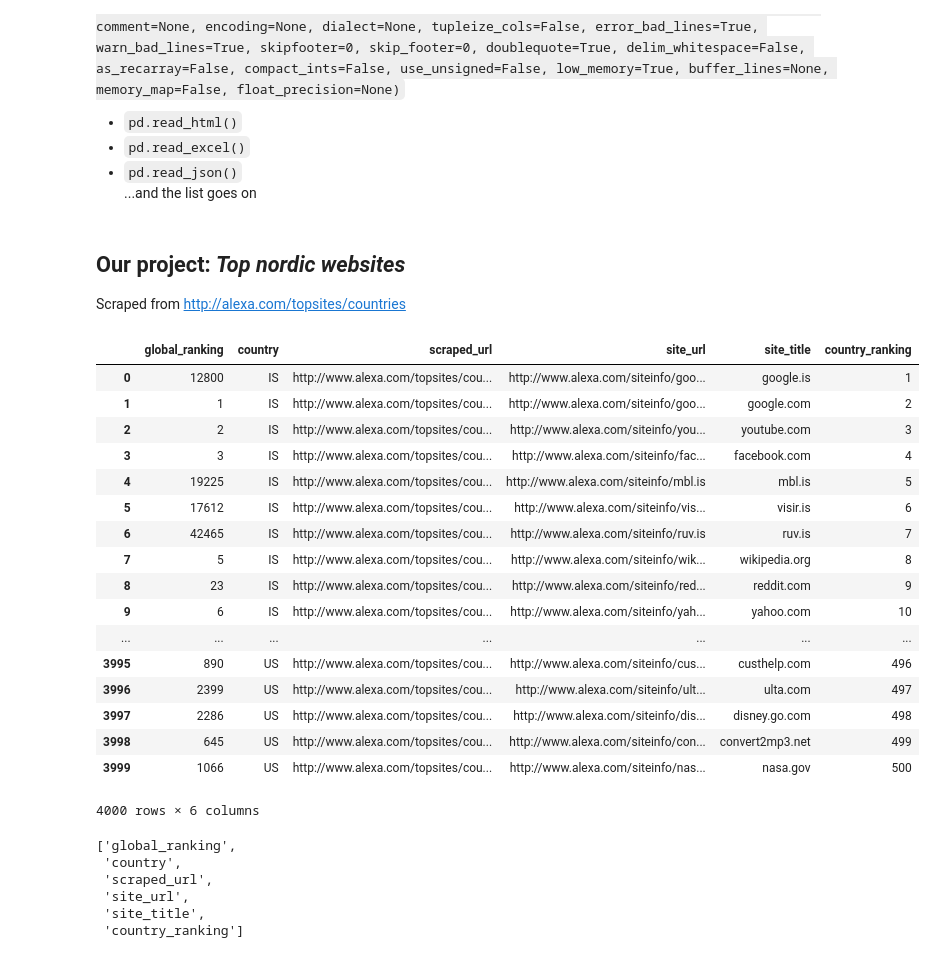
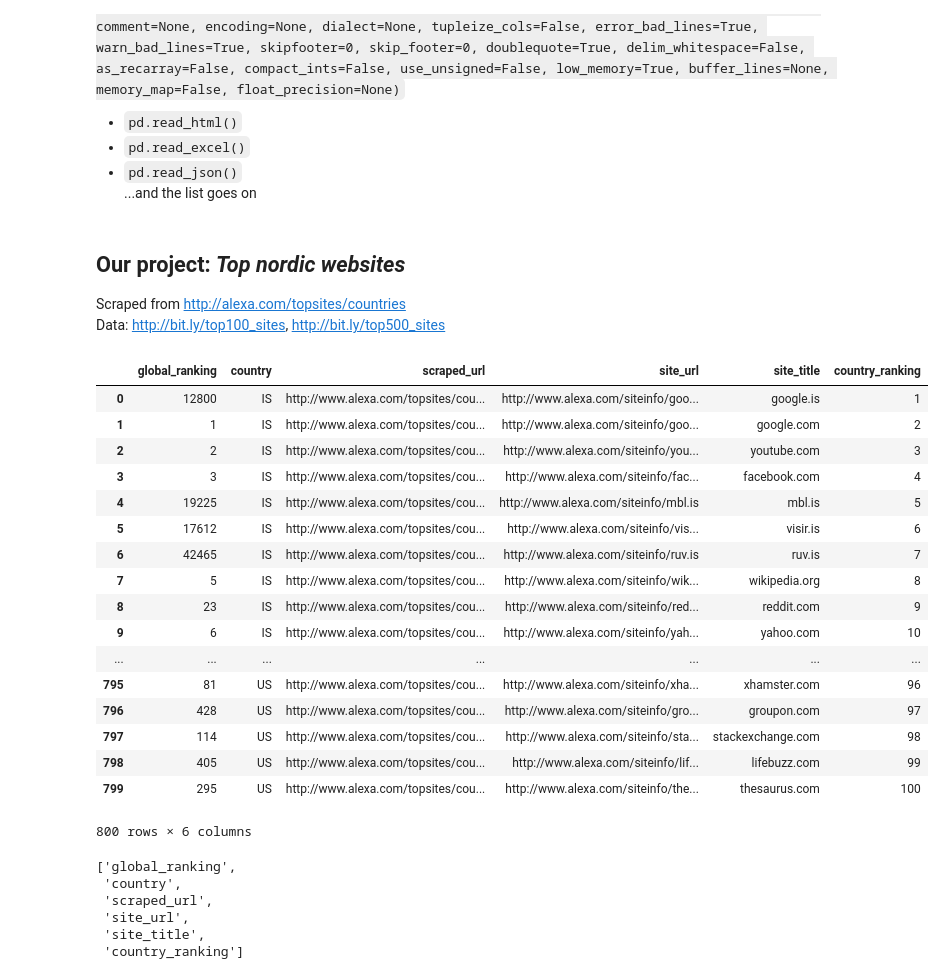
Before and after one commit to horriblesmell/noda-pres-17, a Jupyter notebook: noda_presentation.ipynb, the cells around one changed output. Saved outputs shown, nothing was run; the diff lists cells and outputs as text; code cells hidden in the pictures.

```diff
--- a/noda_presentation.ipynb
+++ b/noda_presentation.ipynb
@@ -53,28 +54,29 @@ import numpy as np
 ## Our project: *Top nordic websites*
 
 Scraped from http://alexa.com/topsites/countries
+Data: http://bit.ly/top100_sites, http://bit.ly/top500_sites
 # %%
-raw_df = pd.read_csv("http://bit.ly/top500_sites")
+raw_df = pd.read_csv("http://bit.ly/top100_sites")
 raw_df
 # %% [output]
 |  | global_ranking | country | scraped_url | site_url | site_title | country_ranking |
 | 0 | 12800 | IS | http://www.alexa.com/topsites/cou... | http://www.alexa.com/siteinfo/goo... | google.is | 1 |
 | 1 | 1 | IS | http://www.alexa.com/topsites/cou... | http://www.alexa.com/siteinfo/goo... | google.com | 2 |
 | 2 | 2 | IS | http://www.alexa.com/topsites/cou... | http://www.alexa.com/siteinfo/you... | youtube.com | 3 |
 | 3 | 3 | IS | http://www.alexa.com/topsites/cou... | http://www.alexa.com/siteinfo/fac... | facebook.com | 4 |
 | 4 | 19225 | IS | http://www.alexa.com/topsites/cou... | http://www.alexa.com/siteinfo/mbl.is | mbl.is | 5 |
 | 5 | 17612 | IS | http://www.alexa.com/topsites/cou... | http://www.alexa.com/siteinfo/vis... | visir.is | 6 |
 | 6 | 42465 | IS | http://www.alexa.com/topsites/cou... | http://www.alexa.com/siteinfo/ruv.is | ruv.is | 7 |
 | 7 | 5 | IS | http://www.alexa.com/topsites/cou... | http://www.alexa.com/siteinfo/wik... | wikipedia.org | 8 |
 | 8 | 23 | IS | http://www.alexa.com/topsites/cou... | http://www.alexa.com/siteinfo/red... | reddit.com | 9 |
 | 9 | 6 | IS | http://www.alexa.com/topsites/cou... | http://www.alexa.com/siteinfo/yah... | yahoo.com | 10 |
 | ... | ... | ... | ... | ... | ... | ... |
-| 3995 | 890 | US | http://www.alexa.com/topsites/cou... | http://www.alexa.com/siteinfo/cus... | custhelp.com | 496 |
-| 3996 | 2399 | US | http://www.alexa.com/topsites/cou... | http://www.alexa.com/siteinfo/ult... | ulta.com | 497 |
-| 3997 | 2286 | US | http://www.alexa.com/topsites/cou... | http://www.alexa.com/siteinfo/dis... | disney.go.com | 498 |
-| 3998 | 645 | US | http://www.alexa.com/topsites/cou... | http://www.alexa.com/siteinfo/con... | convert2mp3.net | 499 |
-| 3999 | 1066 | US | http://www.alexa.com/topsites/cou... | http://www.alexa.com/siteinfo/nas... | nasa.gov | 500 |
+| 795 | 81 | US | http://www.alexa.com/topsites/cou... | http://www.alexa.com/siteinfo/xha... | xhamster.com | 96 |
+| 796 | 428 | US | http://www.alexa.com/topsites/cou... | http://www.alexa.com/siteinfo/gro... | groupon.com | 97 |
+| 797 | 114 | US | http://www.alexa.com/topsites/cou... | http://www.alexa.com/siteinfo/sta... | stackexchange.com | 98 |
+| 798 | 405 | US | http://www.alexa.com/topsites/cou... | http://www.alexa.com/siteinfo/lif... | lifebuzz.com | 99 |
+| 799 | 295 | US | http://www.alexa.com/topsites/cou... | http://www.alexa.com/siteinfo/the... | thesaurus.com | 100 |
-4000 rows × 6 columns
+800 rows × 6 columns
 # %%
 # List our columns
 column_list = raw_df.columns
```
Also changed, not shown: parts of 21 cells of this notebook.
